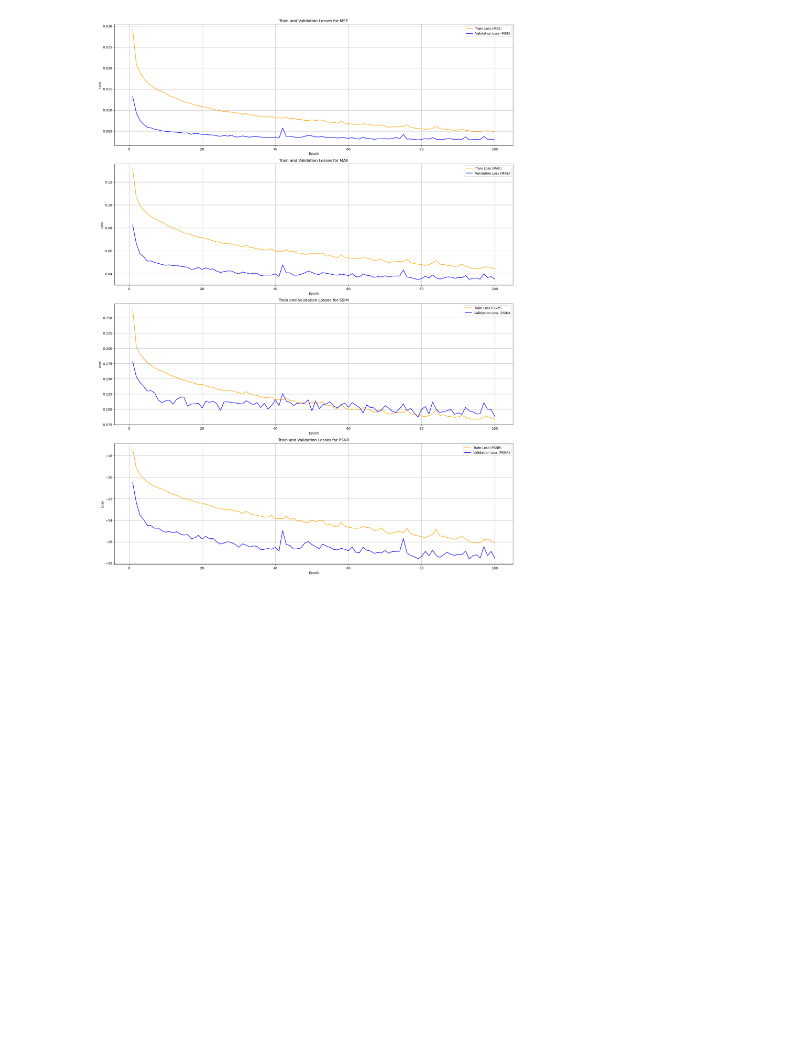
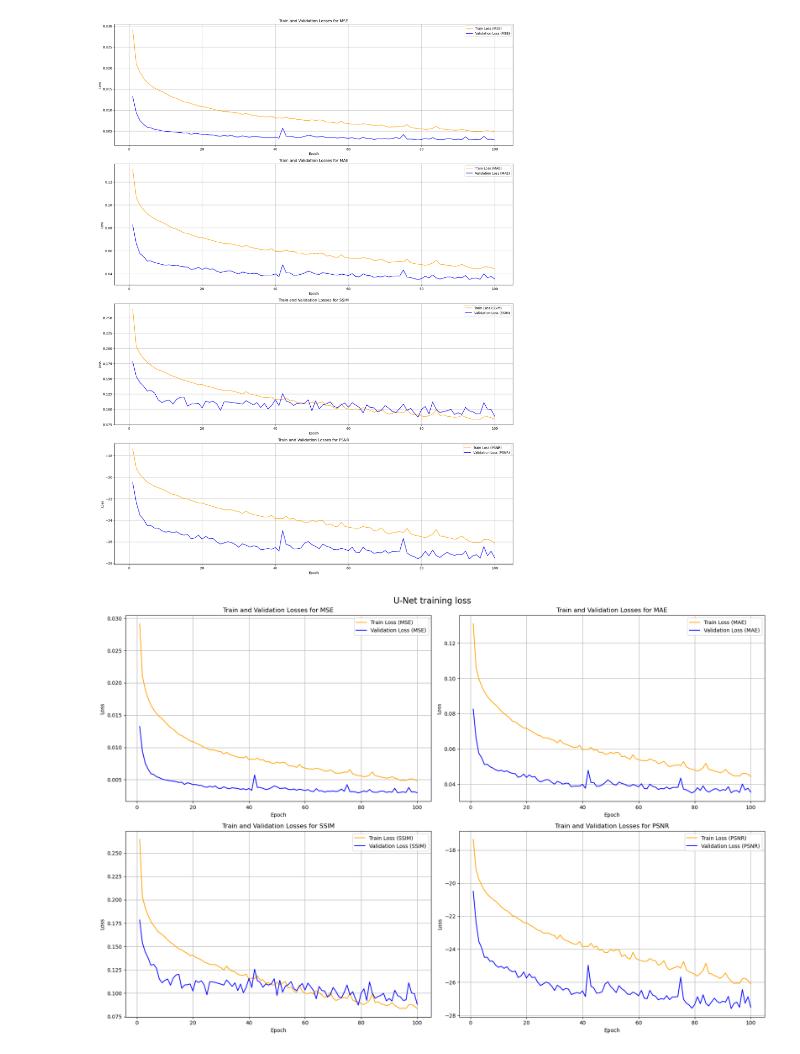
Before and after one commit to r-grun/stereo-recreation-from-anaglyphs, a Jupyter notebook: image_colorization/plot_training_results_unet.ipynb, the cells around one changed output. Cells and saved outputs as stored; diff of their text form; code cells hidden in the pictures; blank space fills up the shorter version.

```diff
--- a/image_colorization/plot_training_results_unet.ipynb
+++ b/image_colorization/plot_training_results_unet.ipynb
@@ -35,3 +35,30 @@ plt.tight_layout()
 plt.show()
 # %% [output]
 [figure]
+# %%
+def plot_losses_2x2(training_df):
+    fig, axes = plt.subplots(2, 2, figsize=(18, 12))
+    fig.suptitle('U-Net training loss', fontsize=16)
+
+    metrics = ['MSE', 'MAE', 'SSIM', 'PSNR']
+    colors = ['orange', 'blue']
+    positions = [(0, 0), (0, 1), (1, 0), (1, 1)]
+
+    for i, metric in enumerate(metrics):
+        row, col = positions[i]
+        ax = axes[row, col]
+        ax.plot(training_df['Epoch'], training_df[f'Train Loss ({metric})'], label=f'Train Loss ({metric})', color=colors[0])
+        ax.plot(training_df['Epoch'], training_df[f'Validation Loss ({metric})'], label=f'Validation Loss ({metric})', color=colors[1])
+        ax.set_xlabel('Epoch')
+        ax.set_ylabel('Loss')
+        ax.set_title(f'Train and Validation Losses for {metric}')
+        ax.legend()
+        ax.grid(True)
+
+    plt.tight_layout()
+    plt.show()
+
+# Usage
+plot_losses_2x2(training_df)
+# %% [output]
+[figure, added]
```
Also changed, not shown: 1 other file.
